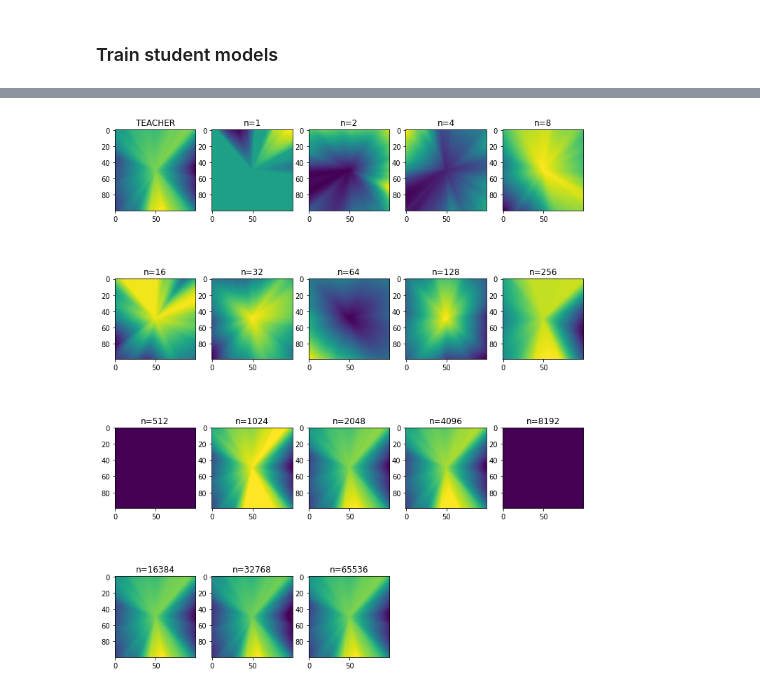
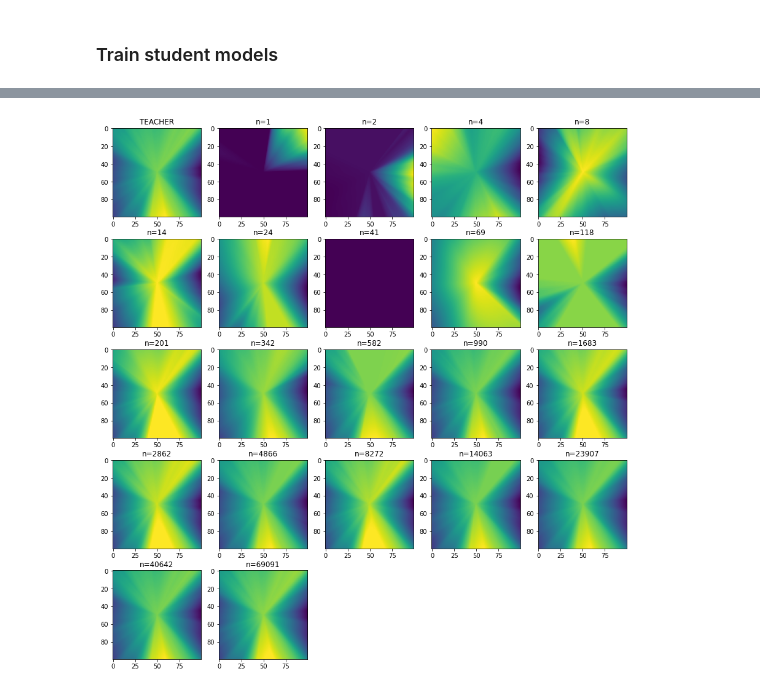
Before and after one commit to ed1d1a8d/scaling, a Jupyter notebook: notebooks/student-teacher-n-v4.ipynb, the cells around one changed output, grey strips where cells are left out. Saved outputs shown, nothing was run; the diff lists cells and outputs as text; code cells hidden in the pictures.

```diff
--- a/notebooks/student-teacher-n-v4.ipynb
+++ b/notebooks/student-teacher-n-v4.ipynb
@@ -25,7 +24,8 @@ import src.experiments.mlp_scaling as mlp_scaling
 ### Configure experiment
 # %%
 INPUT_SHAPE = (2,)
-LAYER_WIDTHS = [96, 192, 1024, 42, 5, 1]
+LAYER_WIDTHS = (96, 192, 1024, 42, 5, 1)
+#LAYER_WIDTHS = (96, 192, 1)
 N_TEST = 2048
 
 TEACHER_MOD = mlp_scaling.MLP(
@@ -69,6 +69,6 @@ TEACHER.summary()
 # %% [markdown]
 ### Train student models
 # %%
-NS = [2 ** x for x in range(17)]
-NS[0], NS[-1]
+NS = [int(1.7 ** x) for x in range(1, 22)]
+NS[:8], NS[-1]
 # %% [output]
@@ -117,16 +126,16 @@ plt.yscale("log")
 # %%
 num_cols = 5
 num_rows = len(NS) // num_cols + 1
 
-plt.figure(figsize=(3 * num_rows, 3 * num_cols))
+plt.figure(figsize=(3 * num_cols, 3.2 * num_rows))
 
 plt.subplot(num_rows, num_cols, 1)
 mlp_scaling.viz_model(TEACHER, side_samples=100)
 plt.title("TEACHER")
 
 for i, n in enumerate(NS):
     plt.subplot(num_rows, num_cols, i + 2)
     mlp_scaling.viz_model(train_results[i].model, side_samples=100)
     plt.title(f"{n=}")
 # %% [output]
-[figure, old version]
+[figure, new version]
```
Also changed, not shown: parts of 6 cells of this notebook, 1 other file.
